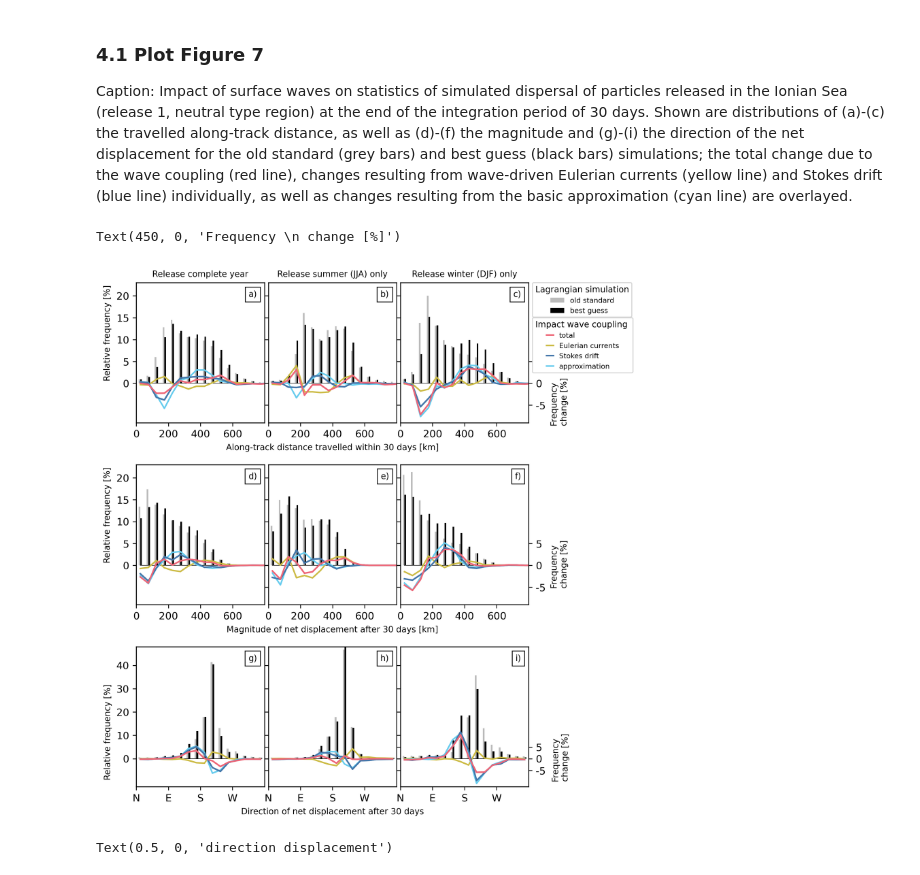
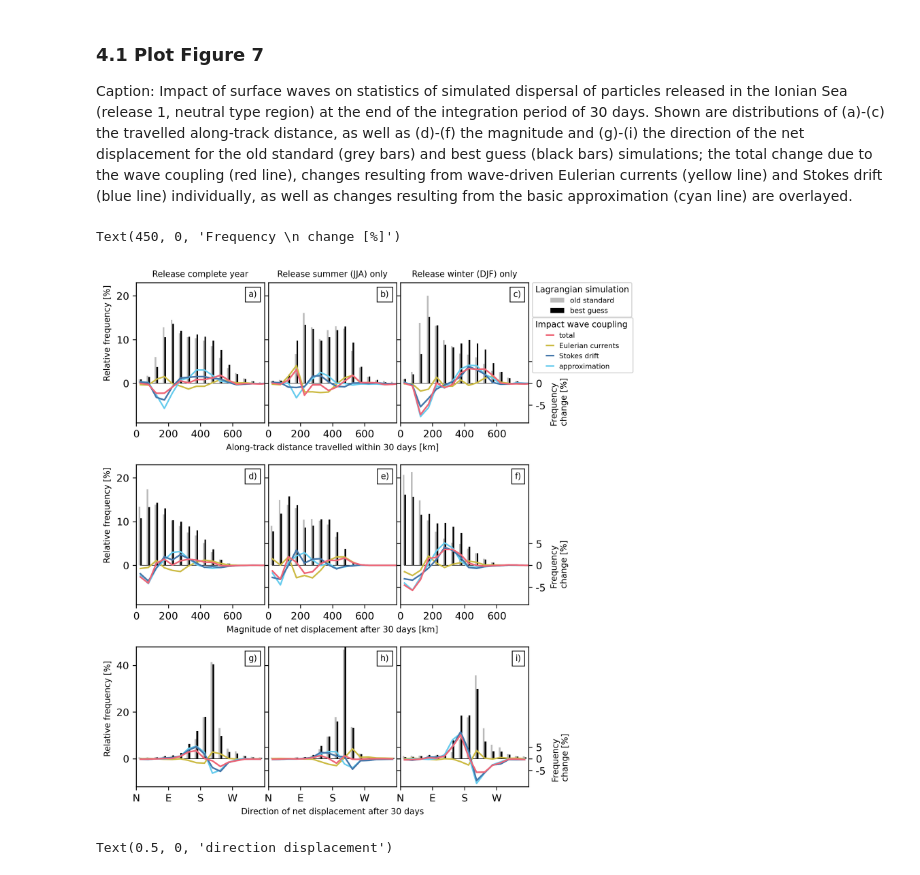
Before and after one commit to sruehs/RuehsEtAl2024_ImpactWavesSurfaceDispersal, a Jupyter notebook: Eval-TrajGulfOfLion_Plot-Fig8Fig9.ipynb, the cells around one changed output. Cells and saved outputs as stored; diff of their text form; code cells hidden in the pictures.

```diff
--- a/Eval-TrajGulfOfLion_Plot-Fig8Fig9.ipynb
+++ b/Eval-TrajGulfOfLion_Plot-Fig8Fig9.ipynb
@@ -572,7 +572,7 @@ bins = np.arange(0,950,50)
 bar_width = 10
 xlims = [0,799]
 ylims = [-9,23]
-yticks = [0,5,10,15,20]
+yticks = [0,10,20]
 yticks2 = [-5,0,5]
 yticklabs2 = ['-5','0','']
 
@@ -790,7 +790,7 @@ bar_width = 5
 tobs = 30
 xlims = [0,360]
 ylims = [-12,48]
-yticks = [0,10,20,30,40]
+yticks = [0, 20, 40]
 yticks2 = [-5,0,5]
 yticklabs2 = ['-5','0','5']
 xticks = [0,90,180,270]
@@ -818,7 +818,7 @@ plot_histcounts(ax, binwidth=bar_width,
                 hist1b=hist1b, hist3b=hist3b)
 ax.set_xticks(xticks)
 ax.set_xticklabels(xticklabs)
-ax.text(-80, 11.5, 'Relative frequency [%]',
+ax.text(-80, 21.5, 'Relative frequency [%]',
         fontsize=fs, rotation=90, ha='center', va='center')
 utils.label_subplot(ax, 'g)', fs=fs, lw=lw_box, loc='upper right')
 
@@ -869,34 +869,34 @@ ax2.set_yticklabels([])
 # Calculate histograms
 var1 = traj_dispdir30d_csd.rename('dist').isel(
     start=l3, obs=30).stack(trajstack=('trajectory', 'start'))
 var2 = traj_dispdir30d_cnosd.rename('dist').isel(
     start=l3, obs=30).stack(trajstack=('trajectory', 'start'))
 var3 = traj_dispdir30d_nc.rename('dist').isel(
     start=l3, obs=30).stack(trajstack=('trajectory', 'start'))
 var4 = traj_dispdir30d_ncsd.rename('dist').isel(
     start=l3, obs=30).stack(trajstack=('trajectory', 'start'))
 hist1b, hist2b, hist3b, hist4b = calc_hists(var1, var2, var3, var4)
 
 ax = fig.add_subplot(gs[2, 2])
 plot_histcounts(ax, binwidth=bar_width,
                 xlim=xlims, ylim=ylims,
                 ytick=yticks,
                 hist1b=hist1b, hist3b=hist3b)
 ax.set_yticklabels([])
 ax.set_xticks(xticks)
 ax.set_xticklabels(xticklabs)
 utils.label_subplot(ax, 'i)', fs=fs, lw=lw_box, loc='upper right')
 
 ax2 = ax.twinx()
 plot_histdiff(ax2,
               xlim=xlims, ylim=ylims,
               ytick=yticks2, yticklab=yticklabs2,
               hist1b=hist1b, hist2b=hist2b, hist3b=hist3b, hist4b=hist4b)
 ax.text(450, 0, 'Frequency \n change [%]',
         fontsize=fs, rotation=90, ha='center', va='center')
 # %% [output]
 Text(450, 0, 'Frequency \n change [%]')
-[figure, old version]
+[figure, new version]
 # %%
 # Save the figure
 
```
Also changed, not shown: 4 other files.
